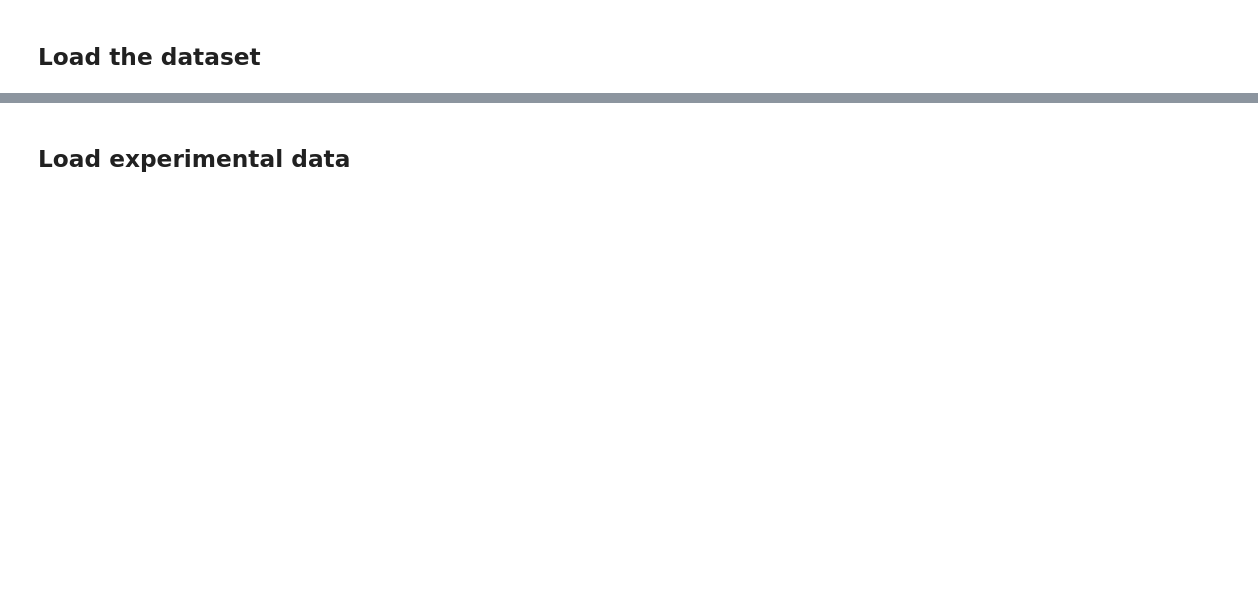
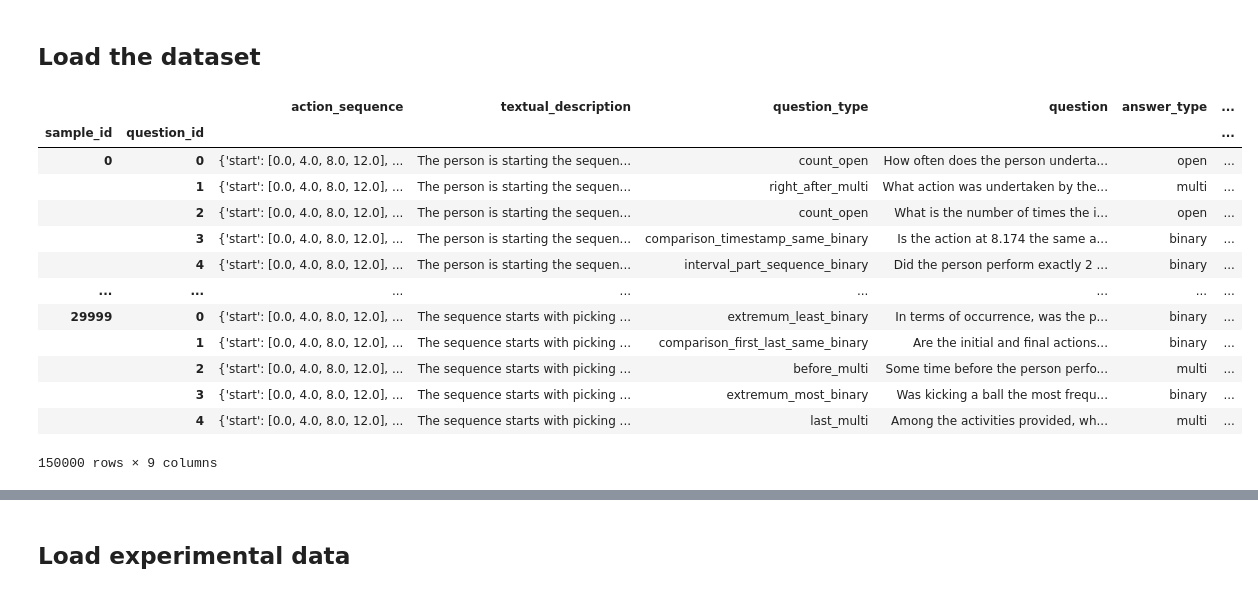
Before and after one commit to felixdivo/quants-eval, a Jupyter notebook: eval-all/consolidate_data.ipynb, the cells around one changed output, grey strips where cells are left out. Saved outputs shown, nothing was run; the diff lists cells and outputs as text; code cells hidden in the pictures; blank space fills up the shorter version.

```diff
--- a/eval-all/consolidate_data.ipynb
+++ b/eval-all/consolidate_data.ipynb
@@ -52,16 +54,32 @@ ds_open = load_dataset(
 # %%
 concat_dataset = (
     pd.concat(
         [
             ds.remove_columns("trajectory").to_pandas()
             for ds_dict in [ds_binary, ds_multi, ds_open]
             for ds in ds_dict.values()
         ],
         ignore_index=True,
     )
+    .astype({"sample_id": "int64", "question_id": "int64"})
     .set_index(["sample_id", "question_id"])
     .sort_index()
 )
 concat_dataset
+# %% [output]
+|  |  | action_sequence | textual_description | question_type | question | answer_type | ... |
+| sample_id | question_id |  |  |  |  |  | ... |
+| 0 | 0 | {'start': [0.0, 4.0, 8.0, 12.0], ... | The person is starting the sequen... | count_open | How often does the person underta... | open | ... |
+|  | 1 | {'start': [0.0, 4.0, 8.0, 12.0], ... | The person is starting the sequen... | right_after_multi | What action was undertaken by the... | multi | ... |
+|  | 2 | {'start': [0.0, 4.0, 8.0, 12.0], ... | The person is starting the sequen... | count_open | What is the number of times the i... | open | ... |
+|  | 3 | {'start': [0.0, 4.0, 8.0, 12.0], ... | The person is starting the sequen... | comparison_timestamp_same_binary | Is the action at 8.174 the same a... | binary | ... |
+|  | 4 | {'start': [0.0, 4.0, 8.0, 12.0], ... | The person is starting the sequen... | interval_part_sequence_binary | Did the person perform exactly 2 ... | binary | ... |
+| ... | ... | ... | ... | ... | ... | ... | ... |
+| 29999 | 0 | {'start': [0.0, 4.0, 8.0, 12.0], ... | The sequence starts with picking ... | extremum_least_binary | In terms of occurrence, was the p... | binary | ... |
+|  | 1 | {'start': [0.0, 4.0, 8.0, 12.0], ... | The sequence starts with picking ... | comparison_first_last_same_binary | Are the initial and final actions... | binary | ... |
+|  | 2 | {'start': [0.0, 4.0, 8.0, 12.0], ... | The sequence starts with picking ... | before_multi | Some time before the person perfo... | multi | ... |
+|  | 3 | {'start': [0.0, 4.0, 8.0, 12.0], ... | The sequence starts with picking ... | extremum_most_binary | Was kicking a ball the most frequ... | binary | ... |
+|  | 4 | {'start': [0.0, 4.0, 8.0, 12.0], ... | The sequence starts with picking ... | last_multi | Among the activities provided, wh... | multi | ... |
+150000 rows × 9 columns
 # %%
 concat_dataset.info()
```
Also changed, not shown: parts of 32 cells of this notebook, 1 other file.
